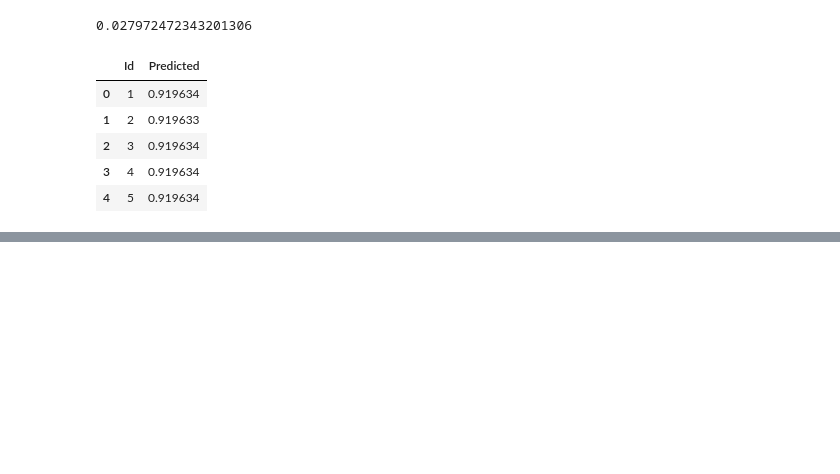
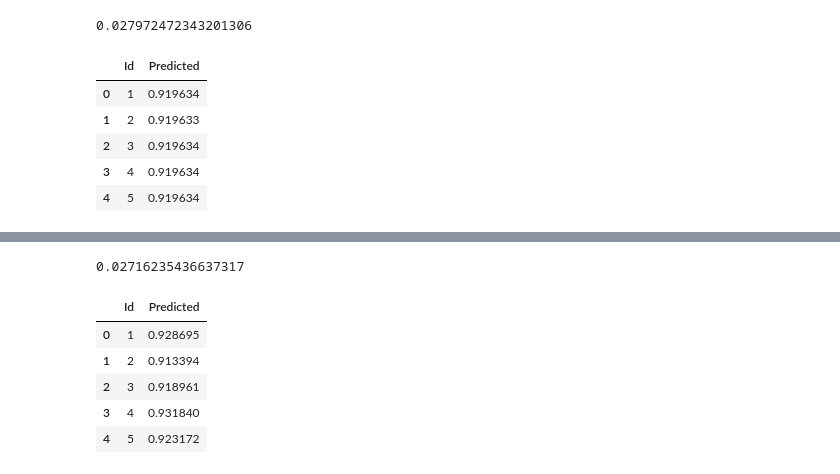
Before and after one commit to emilyjia/cs181-s19-practicals, a Jupyter notebook: P1/tuning.ipynb, the cells around one changed output, grey strips where cells are left out. Drawn from its saved outputs; the diff is of its cells as text; code cells hidden in the pictures; blank space fills up the shorter version.

```diff
--- a/P1/tuning.ipynb
+++ b/P1/tuning.ipynb
@@ -632,0 +684,18 @@ submission6.to_csv("mlp.csv", index=False)
+# %%
+bestRidge = Ridge(alpha=15)
+bestRidge.fit(X_train, y_train)
+ridgepredict = bestRidge.predict(test.iloc[:, 1:])
+# %%
+from sklearn.model_selection import GridSearchCV
+
+params = {
+    'alpha': [0.01, 0.1, 1, 10, 100],
+    'kernel': ['linear', 'rbf', 'polynomial', 'sigmoid', 'laplacian'],
+    'degree': [5]
+}
+
+kr = KR()
+gskr = GridSearchCV(estimator=kr, param_grid=params, cv=4, n_jobs=4, verbose=3)
+gskr.fit(X_train, y_train)
+
+print(gskr.best_params_)
@@ -632,0 +740,18 @@ submission6.to_csv("mlp.csv", index=False)
+# %%
+kfold(10, KR(alpha=0.1, kernel='laplacian'), train)
+# %% [output]
+0.02716235436637317
+# %%
+krpredict = gskr.best_estimator_.predict(test.iloc[:, 1:])
+
+submission8 = pd.DataFrame(data=krpredict, columns=['Predicted'])
+submission8.insert(0, "Id", range(1, 1 + test.shape[0]))
+submission8['Id'] = submission8['Id'].astype(str)
+submission8.head()
+# %% [output]
+|  | Id | Predicted |
+| 0 | 1 | 0.928695 |
+| 1 | 2 | 0.913394 |
+| 2 | 3 | 0.918961 |
+| 3 | 4 | 0.931840 |
+| 4 | 5 | 0.923172 |
```
Also changed, not shown: parts of 5 cells of this notebook, 1 other file.
